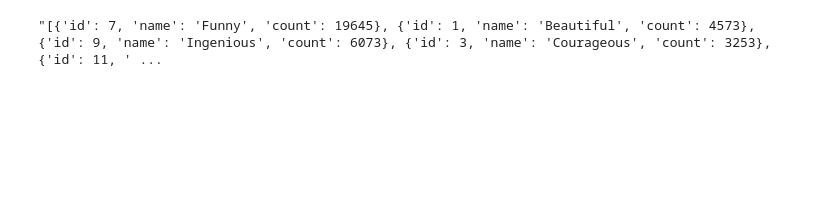
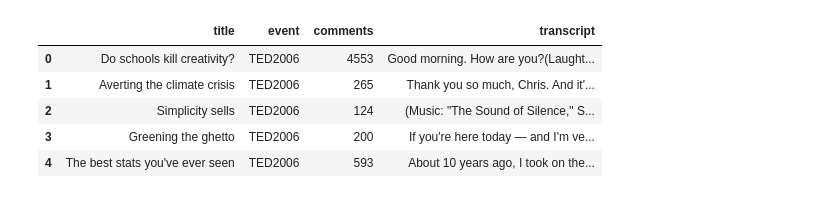
Before and after one commit to Data-Science-for-Linguists-2023/TED-Talk-Rating-Analysis, a Jupyter notebook: code/code1.ipynb, the cells around one changed output. Drawn from its saved outputs; the diff is of its cells as text; code cells hidden in the pictures; blank space fills up the shorter version.

```diff
--- a/code/code1.ipynb
+++ b/code/code1.ipynb
@@ -75,4 +54,11 @@ ted[['title', 'event', 'duration', 'ratings', 'tags', 'transcript']]
-# %%
-ted.ratings[0]
-# %% [output]
-"[{'id': 7, 'name': 'Funny', 'count': 19645}, {'id': 1, 'name': 'Beautiful', 'count': 4573}, {'id': 9, 'name': 'Ingenious', 'count': 6073}, {'id': 3, 'name': 'Courageous', 'count': 3253}, {'id': 11, ' ...
+# %%
+# select the columns I need
+ted_clean = ted[['title', 'event', 'comments', 'transcript']]
+ted_clean.head()
+# %% [output]
+|  | title | event | comments | transcript |
+| 0 | Do schools kill creativity? | TED2006 | 4553 | Good morning. How are you?(Laught... |
+| 1 | Averting the climate crisis | TED2006 | 265 | Thank you so much, Chris. And it'... |
+| 2 | Simplicity sells | TED2006 | 124 | (Music: "The Sound of Silence," S... |
+| 3 | Greening the ghetto | TED2006 | 200 | If you're here today — and I'm ve... |
+| 4 | The best stats you've ever seen | TED2006 | 593 | About 10 years ago, I took on the... |
```
Also changed, not shown: parts of 17 cells of this notebook.
